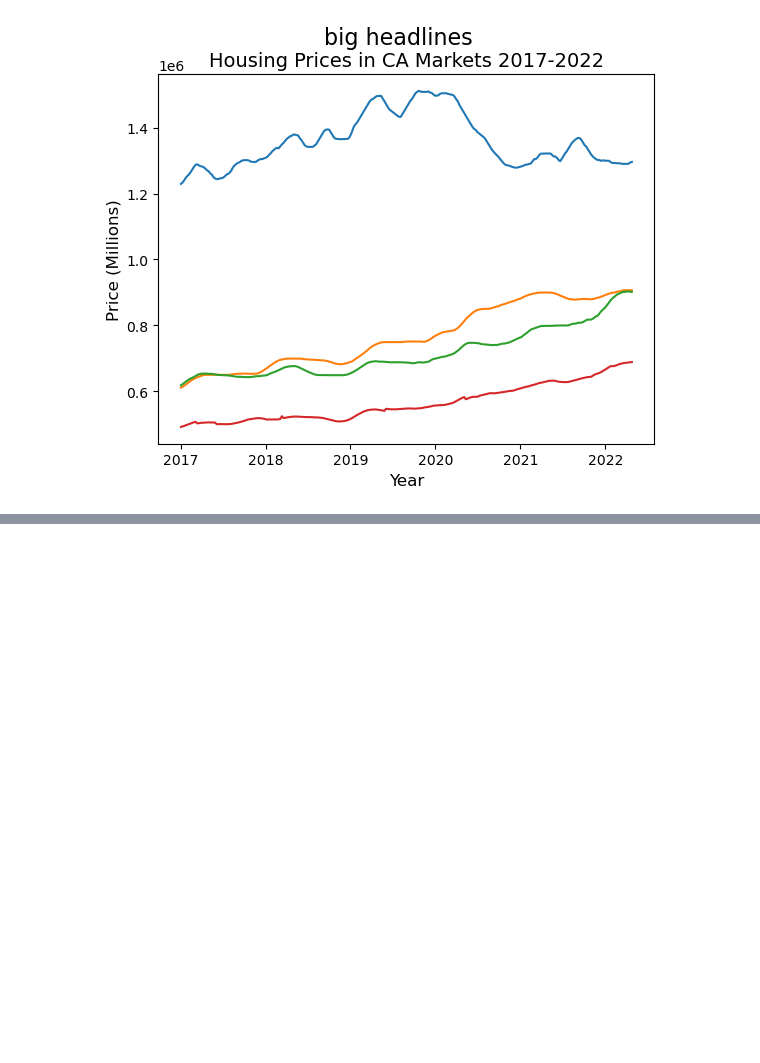
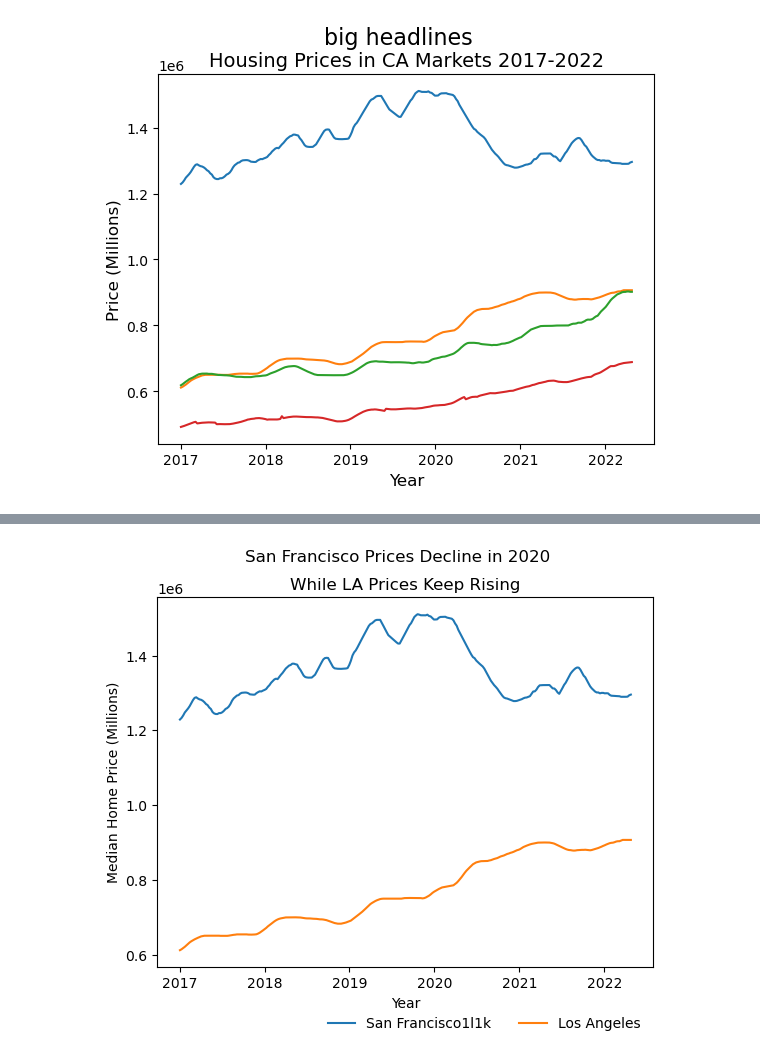
Before and after one commit to junclemente/DSIL-PythonDataViz, a Jupyter notebook: plt_fundamentals.ipynb, the cells around one changed output, grey strips where cells are left out. Cells and saved outputs as stored; diff of their text form; code cells hidden in the pictures; blank space fills up the shorter version.

```diff
--- a/plt_fundamentals.ipynb
+++ b/plt_fundamentals.ipynb
@@ -146,0 +196,42 @@ plt.show()
+# %%
+fig, ax = plt.subplots()
+
+
+# Add label
+ax.plot(
+    ca_housing_markets.index,
+    ca_housing_markets['San Francisco'],
+    label='San Francisco1l1k'
+)
+
+ax.plot(
+    ca_housing_markets.index,
+    ca_housing_markets['Los Angeles'],
+    label='Los Angeles'
+)
+
+fig.suptitle("San Francisco Prices Decline in 2020")
+ax.set_title("While LA Prices Keep Rising")
+ax.set_xlabel("Year")
+ax.set_ylabel("Median Home Price (Millions)")
+
+
+# Location of legend
+# loc
+# bbox_to_anchor - specify (x,y) coordinates
+
+# Legend
+# ax.legend(["SF", "LA"], loc="best")
+# ax.legend(["SF", "LA"], loc="lower right")
+# ax.legend(bbox_to_anchor = (1.4, .5))
+
+# ncol = 2 gives horizontal layout
+# ax.legend(bbox_to_anchor = (1, -.1), ncol=2)
+
+# frameon: False removes border/frame around legend
+ax.legend(bbox_to_anchor = (1, -.1), ncol=2, frameon=False)
+
+
+plt.show()
+# %% [output]
+[figure, added]
```
Also changed, not shown: parts of 7 cells of this notebook.
